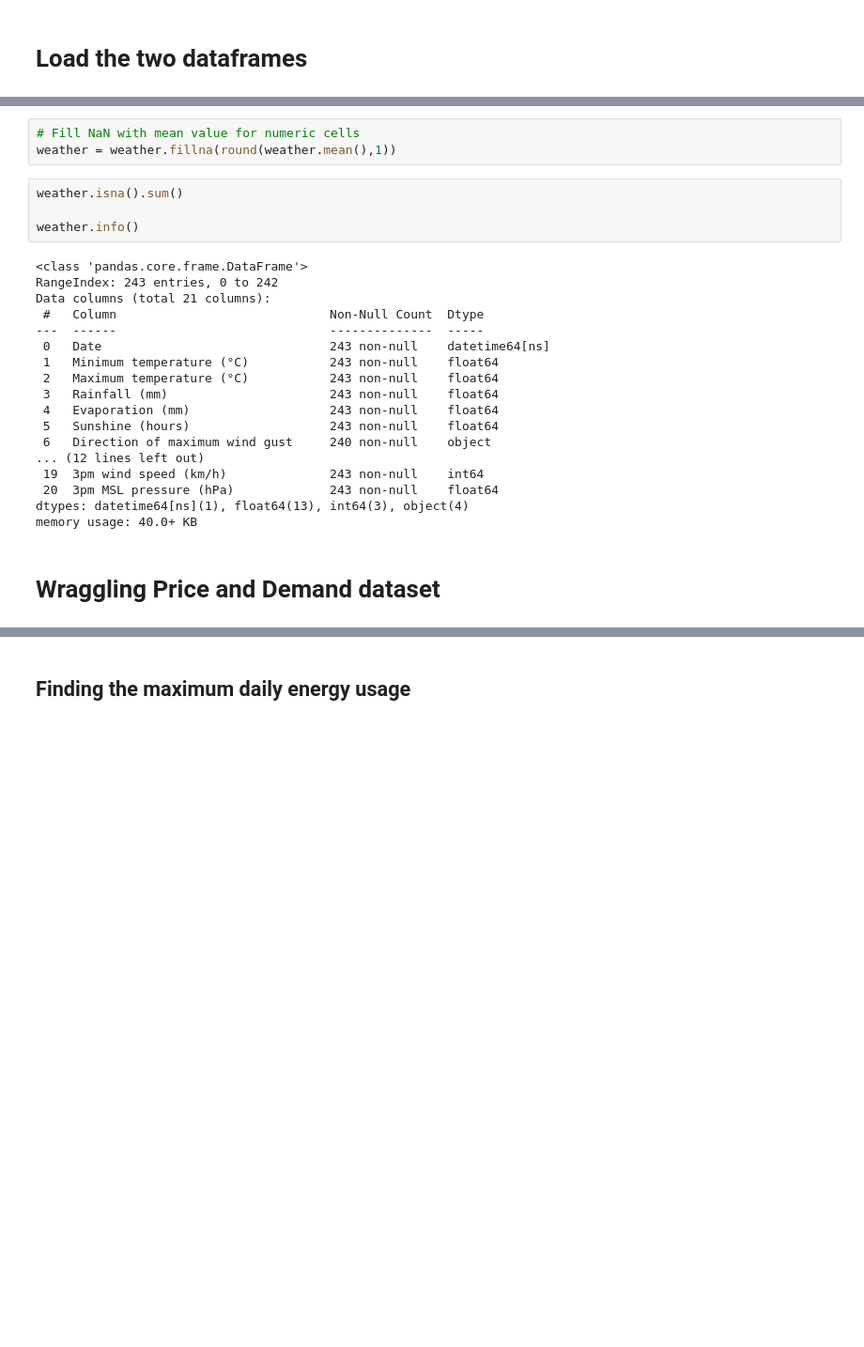
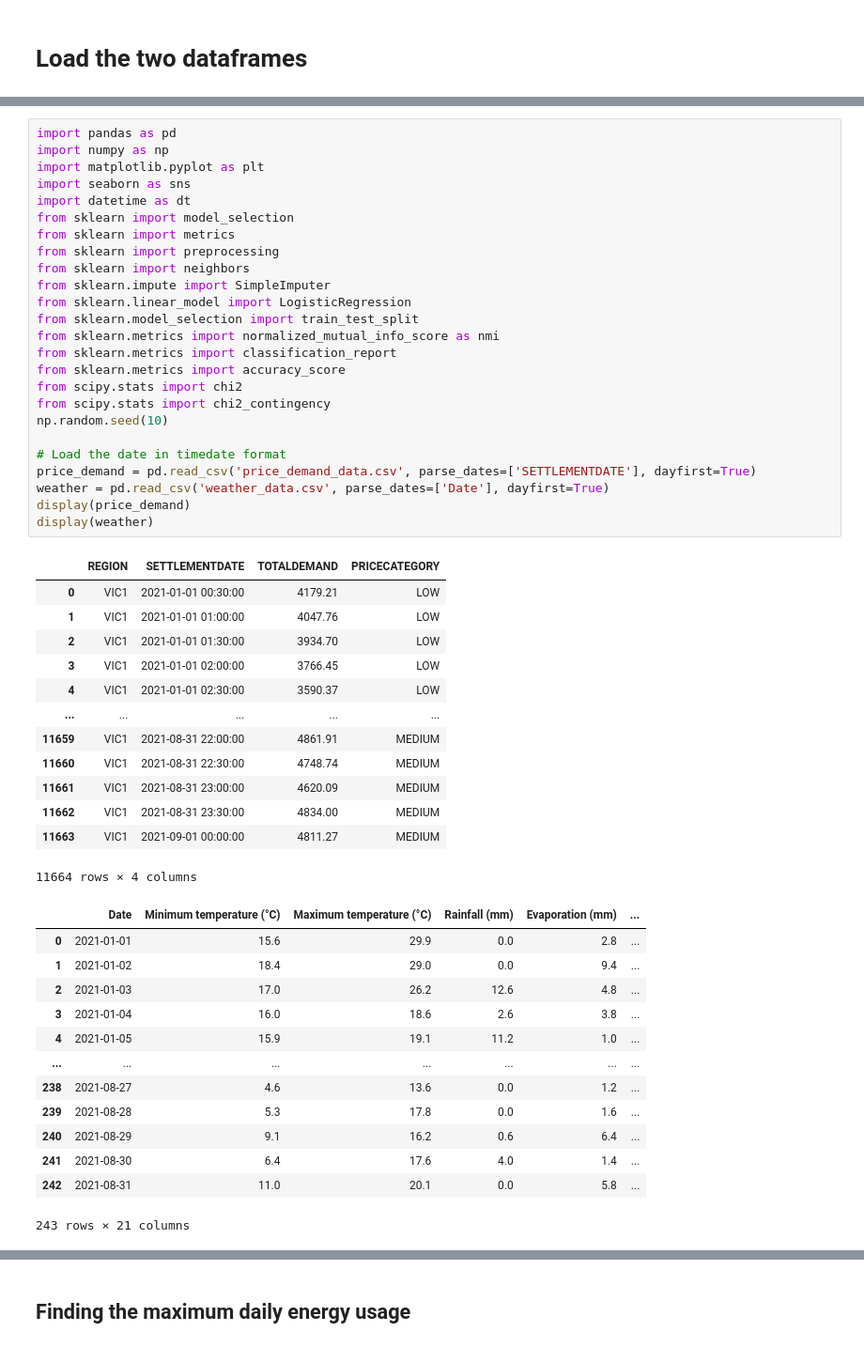
Before and after one commit to Rloanuald/DATA0006_A2_WeatherVsEnergy, a Jupyter notebook: 0.assign2_group2.ipynb, the cells around one changed output, grey strips where cells are left out. Shown: that part at 94% size. Drawn from its saved outputs; the diff is of its cells as text; blank space fills up the shorter version.

```diff
--- a/0.assign2_group2.ipynb
+++ b/0.assign2_group2.ipynb
@@ -34,27 +3,52 @@ weather['3pm wind speed (km/h)'] = weather['3pm wind speed (km/h)'].apply(pd.to_
-# %%
-# Fill NaN with mean value for numeric cells
-weather = weather.fillna(round(weather.mean(),1))
-# %%
-weather.isna().sum()
-
-weather.info()
-# %% [output]
-<class 'pandas.core.frame.DataFrame'>
-RangeIndex: 243 entries, 0 to 242
-Data columns (total 21 columns):
- #   Column                             Non-Null Count  Dtype
----  ------                             --------------  -----
- 0   Date                               243 non-null    datetime64[ns]
- 1   Minimum temperature (°C)           243 non-null    float64
- 2   Maximum temperature (°C)           243 non-null    float64
- 3   Rainfall (mm)                      243 non-null    float64
- 4   Evaporation (mm)                   243 non-null    float64
- 5   Sunshine (hours)                   243 non-null    float64
- 6   Direction of maximum wind gust     240 non-null    object
-... (12 lines left out)
- 19  3pm wind speed (km/h)              243 non-null    int64
- 20  3pm MSL pressure (hPa)             243 non-null    float64
-dtypes: datetime64[ns](1), float64(13), int64(3), object(4)
-memory usage: 40.0+ KB
-# %% [markdown]
-# Wraggling Price and Demand dataset
+# %%
+import pandas as pd
+import numpy as np
+import matplotlib.pyplot as plt
+import seaborn as sns
+import datetime as dt
+from sklearn import model_selection
+from sklearn import metrics
+from sklearn import preprocessing
+from sklearn import neighbors
+from sklearn.impute import SimpleImputer
+from sklearn.linear_model import LogisticRegression
+from sklearn.model_selection import train_test_split
+from sklearn.metrics import normalized_mutual_info_score as nmi
+from sklearn.metrics import classification_report
+from sklearn.metrics import accuracy_score
+from scipy.stats import chi2
+from scipy.stats import chi2_contingency
+np.random.seed(10)
+
+# Load the date in timedate format
+price_demand = pd.read_csv('price_demand_data.csv', parse_dates=['SETTLEMENTDATE'], dayfirst=True)
+weather = pd.read_csv('weather_data.csv', parse_dates=['Date'], dayfirst=True)
+display(price_demand)
+display(weather)
+# %% [output]
+|  | REGION | SETTLEMENTDATE | TOTALDEMAND | PRICECATEGORY |
+| 0 | VIC1 | 2021-01-01 00:30:00 | 4179.21 | LOW |
+| 1 | VIC1 | 2021-01-01 01:00:00 | 4047.76 | LOW |
+| 2 | VIC1 | 2021-01-01 01:30:00 | 3934.70 | LOW |
+| 3 | VIC1 | 2021-01-01 02:00:00 | 3766.45 | LOW |
+| 4 | VIC1 | 2021-01-01 02:30:00 | 3590.37 | LOW |
+| ... | ... | ... | ... | ... |
+| 11659 | VIC1 | 2021-08-31 22:00:00 | 4861.91 | MEDIUM |
+| 11660 | VIC1 | 2021-08-31 22:30:00 | 4748.74 | MEDIUM |
+| 11661 | VIC1 | 2021-08-31 23:00:00 | 4620.09 | MEDIUM |
+| 11662 | VIC1 | 2021-08-31 23:30:00 | 4834.00 | MEDIUM |
+| 11663 | VIC1 | 2021-09-01 00:00:00 | 4811.27 | MEDIUM |
+11664 rows × 4 columns
+|  | Date | Minimum temperature (°C) | Maximum temperature (°C) | Rainfall (mm) | Evaporation (mm) | ... |
+| 0 | 2021-01-01 | 15.6 | 29.9 | 0.0 | 2.8 | ... |
+| 1 | 2021-01-02 | 18.4 | 29.0 | 0.0 | 9.4 | ... |
+| 2 | 2021-01-03 | 17.0 | 26.2 | 12.6 | 4.8 | ... |
+| 3 | 2021-01-04 | 16.0 | 18.6 | 2.6 | 3.8 | ... |
+| 4 | 2021-01-05 | 15.9 | 19.1 | 11.2 | 1.0 | ... |
+| ... | ... | ... | ... | ... | ... | ... |
+| 238 | 2021-08-27 | 4.6 | 13.6 | 0.0 | 1.2 | ... |
+| 239 | 2021-08-28 | 5.3 | 17.8 | 0.0 | 1.6 | ... |
+| 240 | 2021-08-29 | 9.1 | 16.2 | 0.6 | 6.4 | ... |
+| 241 | 2021-08-30 | 6.4 | 17.6 | 4.0 | 1.4 | ... |
+| 242 | 2021-08-31 | 11.0 | 20.1 | 0.0 | 5.8 | ... |
+243 rows × 21 columns
```
Also changed, not shown: parts of 28 cells of this notebook.
